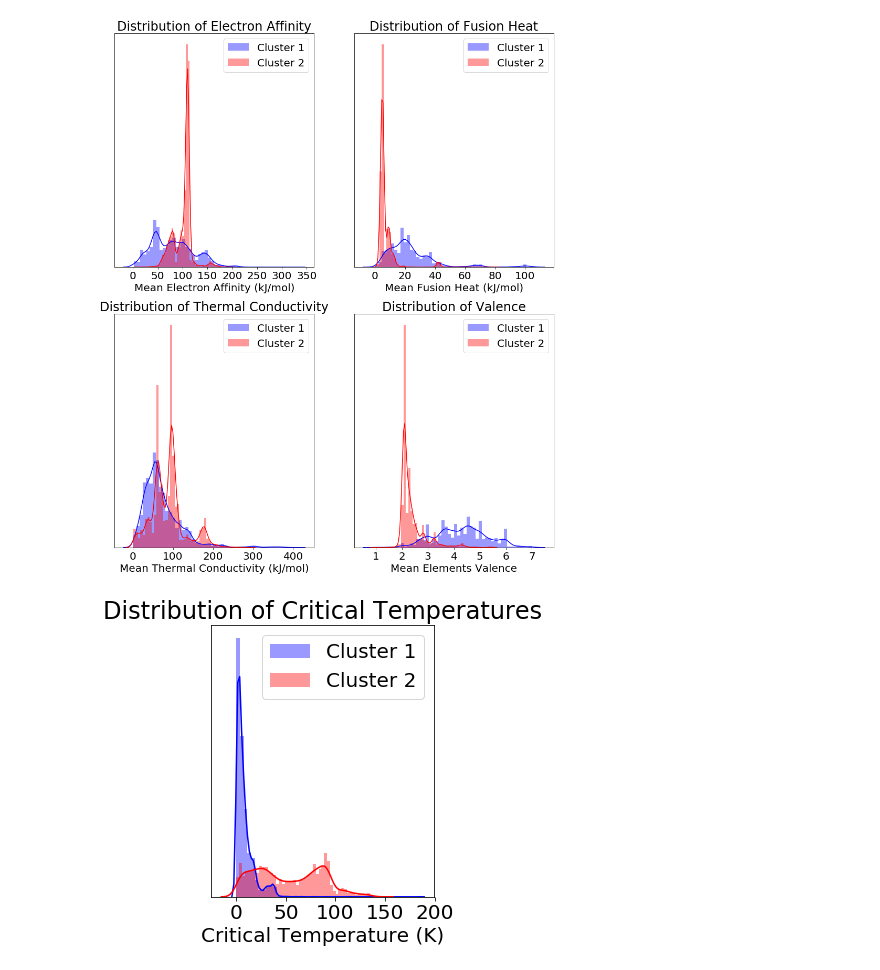
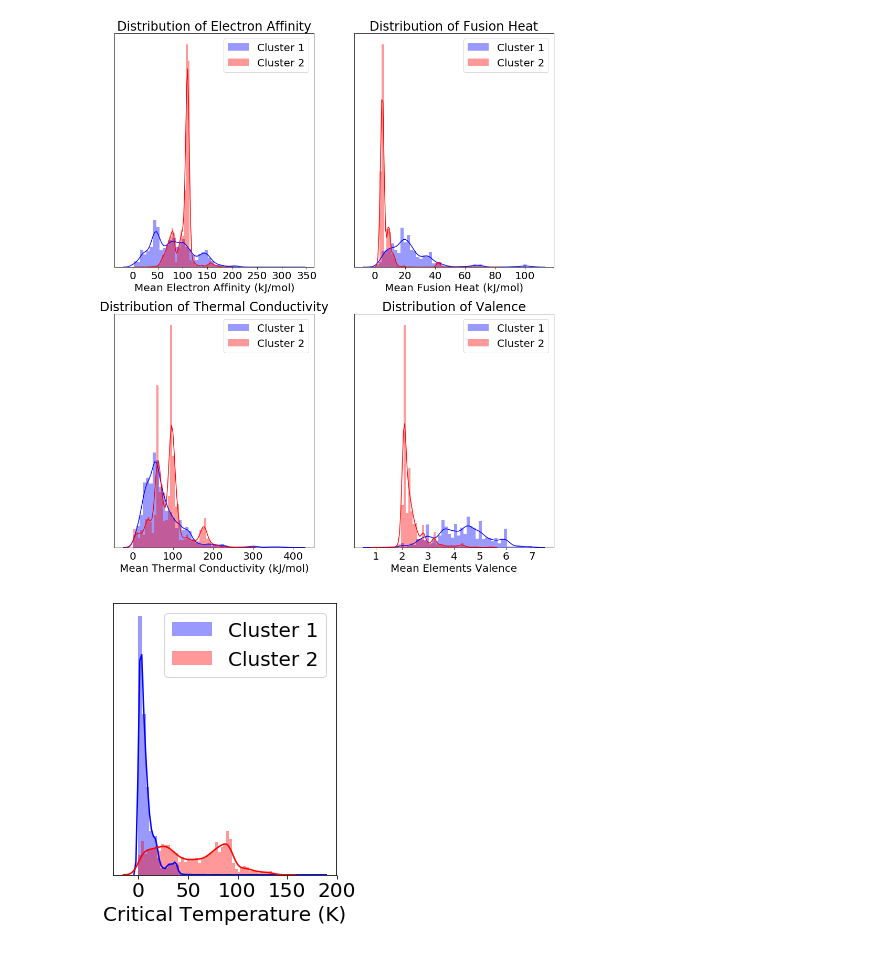
Before and after one commit to fullmetalchem15t/superconductors, a Jupyter notebook: Superconductor_clustering.ipynb, the cells around one changed output. Drawn from its saved outputs; the diff is of its cells as text; code cells hidden in the pictures.

Commit message:
updated slides and figures

```diff
--- a/Superconductor_clustering.ipynb
+++ b/Superconductor_clustering.ipynb
@@ -189,14 +189,14 @@ plt.show()
 # %%
 #visualization of critical temperature
 fig = plt.figure(figsize=(4,5))
 #ax1 = fig.add_subplot(2,2,1)
 ax1 = fig.gca()
 TypeI_II_histagrams(prop_label1, prop_label2, 'critical_temp', ax1)
-ax1.set_title('Distribution of Critical Temperatures',fontsize=24)
+#ax1.set_title('Distribution of Critical Temperatures',fontsize=24)
 ax1.set_xlabel('Critical Temperature (K)',fontsize=20)
 plt.yticks([])
 plt.xticks(fontsize=20)
 plt.savefig('images/Supercon_hist_typed_3.jpg',bbox_inches='tight')
 plt.show()
 # %% [output]
-[figure, old version]
+[figure, new version]
```
Also changed, not shown: 4 other files.
